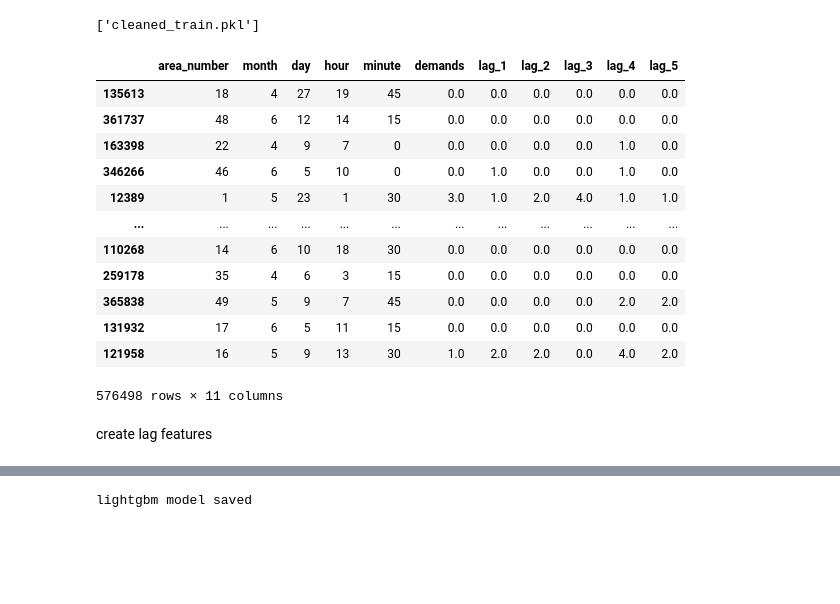
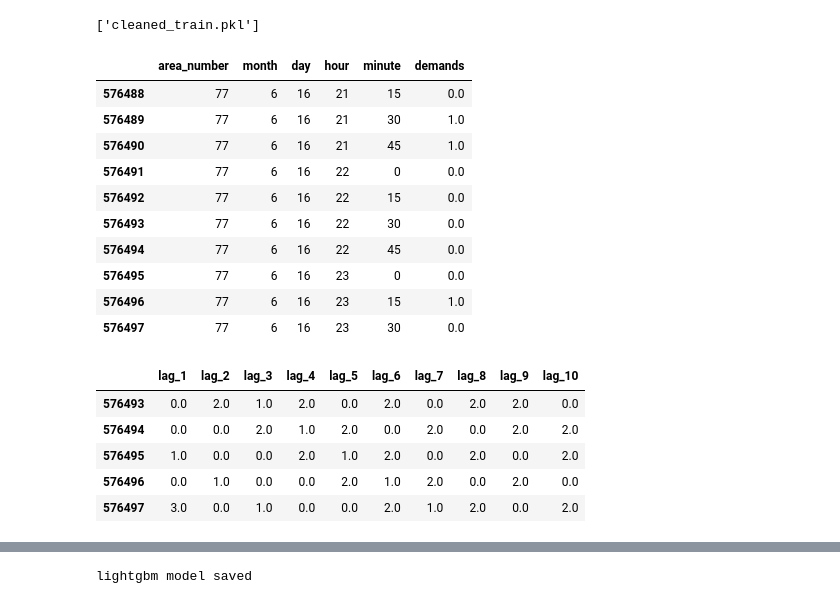
Before and after one commit to isel-har/uber_42, a Jupyter notebook: Untitled0.ipynb, the cells around one changed output, grey strips where cells are left out. Saved outputs shown, nothing was run; the diff lists cells and outputs as text; code cells hidden in the pictures; blank space fills up the shorter version.

```diff
--- a/Untitled0.ipynb
+++ b/Untitled0.ipynb
@@ -144,27 +160,27 @@ def create_features_target(
 
     return new_df
-# %%
-df_train = create_features_target(cleaned_train, fill_value=None)
-df_test = create_features_target(test, fill_value=None)
-
-
-df_train = df_train.sample(frac=1, random_state=42)
-df_test = df_test.sample(frac=1, random_state=42)
-
-df_train
-# %% [output]
-|  | area_number | month | day | hour | minute | demands | lag_1 | lag_2 | lag_3 | lag_4 | lag_5 |
-| 135613 | 18 | 4 | 27 | 19 | 45 | 0.0 | 0.0 | 0.0 | 0.0 | 0.0 | 0.0 |
-| 361737 | 48 | 6 | 12 | 14 | 15 | 0.0 | 0.0 | 0.0 | 0.0 | 0.0 | 0.0 |
-| 163398 | 22 | 4 | 9 | 7 | 0 | 0.0 | 0.0 | 0.0 | 0.0 | 1.0 | 0.0 |
-| 346266 | 46 | 6 | 5 | 10 | 0 | 0.0 | 1.0 | 0.0 | 0.0 | 1.0 | 0.0 |
-| 12389 | 1 | 5 | 23 | 1 | 30 | 3.0 | 1.0 | 2.0 | 4.0 | 1.0 | 1.0 |
-| ... | ... | ... | ... | ... | ... | ... | ... | ... | ... | ... | ... |
-| 110268 | 14 | 6 | 10 | 18 | 30 | 0.0 | 0.0 | 0.0 | 0.0 | 0.0 | 0.0 |
-| 259178 | 35 | 4 | 6 | 3 | 15 | 0.0 | 0.0 | 0.0 | 0.0 | 0.0 | 0.0 |
-| 365838 | 49 | 5 | 9 | 7 | 45 | 0.0 | 0.0 | 0.0 | 0.0 | 2.0 | 2.0 |
-| 131932 | 17 | 6 | 5 | 11 | 15 | 0.0 | 0.0 | 0.0 | 0.0 | 0.0 | 0.0 |
-| 121958 | 16 | 5 | 9 | 13 | 30 | 1.0 | 2.0 | 2.0 | 0.0 | 4.0 | 2.0 |
-576498 rows × 11 columns
-# %% [markdown]
-create lag features
+# %%
+time_df = create_time_features(cleaned_train)
+time_df.tail(10)
+# %% [output]
+|  | area_number | month | day | hour | minute | demands |
+| 576488 | 77 | 6 | 16 | 21 | 15 | 0.0 |
+| 576489 | 77 | 6 | 16 | 21 | 30 | 1.0 |
+| 576490 | 77 | 6 | 16 | 21 | 45 | 1.0 |
+| 576491 | 77 | 6 | 16 | 22 | 0 | 0.0 |
+| 576492 | 77 | 6 | 16 | 22 | 15 | 0.0 |
+| 576493 | 77 | 6 | 16 | 22 | 30 | 0.0 |
+| 576494 | 77 | 6 | 16 | 22 | 45 | 0.0 |
+| 576495 | 77 | 6 | 16 | 23 | 0 | 0.0 |
+| 576496 | 77 | 6 | 16 | 23 | 15 | 1.0 |
+| 576497 | 77 | 6 | 16 | 23 | 30 | 0.0 |
+# %%
+lag_df = create_lags(cleaned_train, n_lags=96, interval=1)
+lag_df.tail()
+# %% [output]
+|  | lag_1 | lag_2 | lag_3 | lag_4 | lag_5 | lag_6 | lag_7 | lag_8 | lag_9 | lag_10 |
+| 576493 | 0.0 | 2.0 | 1.0 | 2.0 | 0.0 | 2.0 | 0.0 | 2.0 | 2.0 | 0.0 |
+| 576494 | 0.0 | 0.0 | 2.0 | 1.0 | 2.0 | 0.0 | 2.0 | 0.0 | 2.0 | 2.0 |
+| 576495 | 1.0 | 0.0 | 0.0 | 2.0 | 1.0 | 2.0 | 0.0 | 2.0 | 0.0 | 2.0 |
+| 576496 | 0.0 | 1.0 | 0.0 | 0.0 | 2.0 | 1.0 | 2.0 | 0.0 | 2.0 | 0.0 |
+| 576497 | 3.0 | 0.0 | 1.0 | 0.0 | 0.0 | 2.0 | 1.0 | 2.0 | 0.0 | 2.0 |
```
Also changed, not shown: parts of 18 cells of this notebook.
